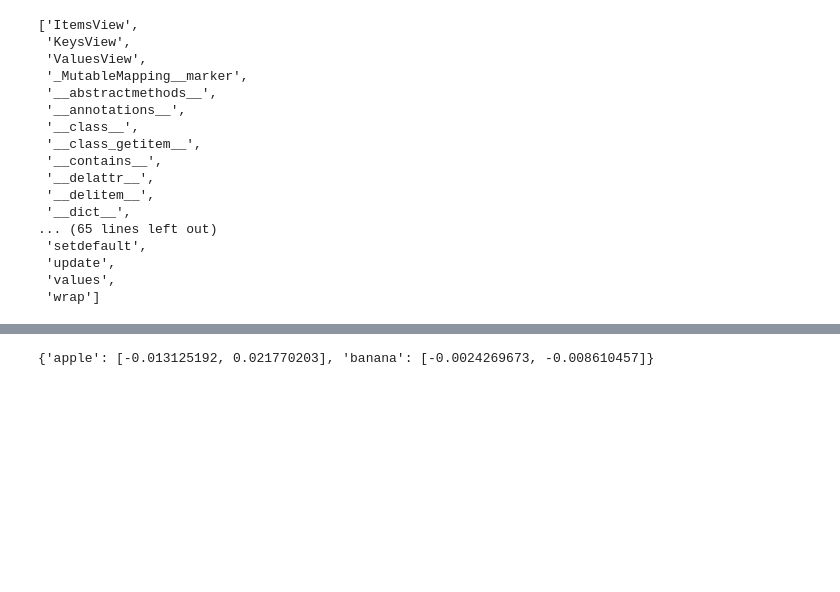
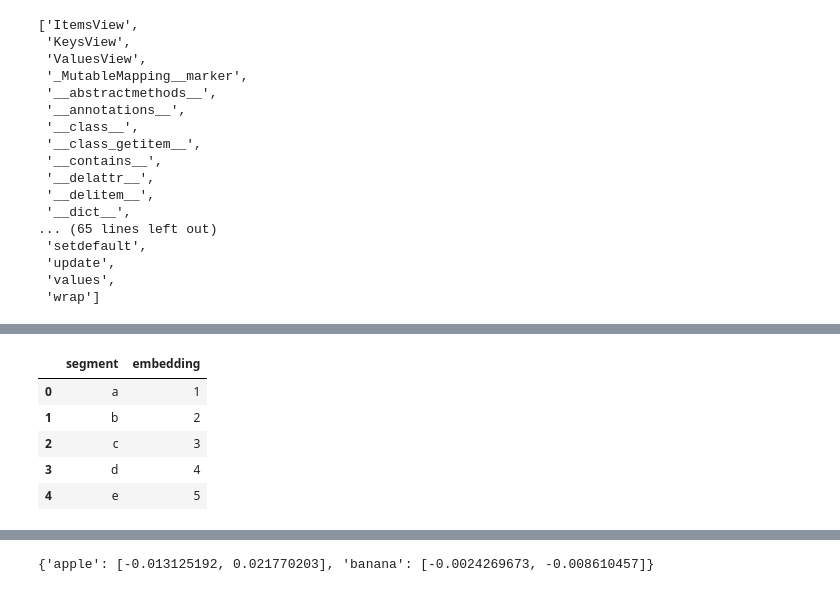
Before and after one commit to thorwhalen/imbed, a Jupyter notebook: misc/imbed_pipeline_wip.ipynb, the cells around one changed output, grey strips where cells are left out. Saved outputs shown, nothing was run; the diff lists cells and outputs as text; code cells hidden in the pictures; blank space fills up the shorter version.

```diff
--- a/misc/imbed_pipeline_wip.ipynb
+++ b/misc/imbed_pipeline_wip.ipynb
@@ -898,0 +874,31 @@ array({'apple': [-0.013122685, 0.02173343, 0.006349336, 0.043205924, 0.07132131,
+# %%
+
+# make a pandas DataFrame from the data below list of lists of tuples
+# where there is two columns.
+# The columns should be named 'segment' and 'embedding'
+# The data is an iterable of tuples where the first is a list of segments and the second is a list of embeddings
+# All the lists of segments should be concatenated in the 'segment' column and all the embeddings should be concatenated in the 'embedding' column
+
+import pandas as pd
+
+data = [
+    [['a', 'b'], [1, 2]],
+    [['c', 'd', 'e'], [3, 4, 5]],
+]
+
+from itertools import chain
+
+pd.DataFrame(
+    chain.from_iterable(
+        zip(segments, embeddings)
+        for segments, embeddings in data
+    ),
+    columns=['segment', 'embedding']
+)
+# %% [output]
+|  | segment | embedding |
+| 0 | a | 1 |
+| 1 | b | 2 |
+| 2 | c | 3 |
+| 3 | d | 4 |
+| 4 | e | 5 |
```
Also changed, not shown: parts of 27 cells of this notebook, 4 other files.
